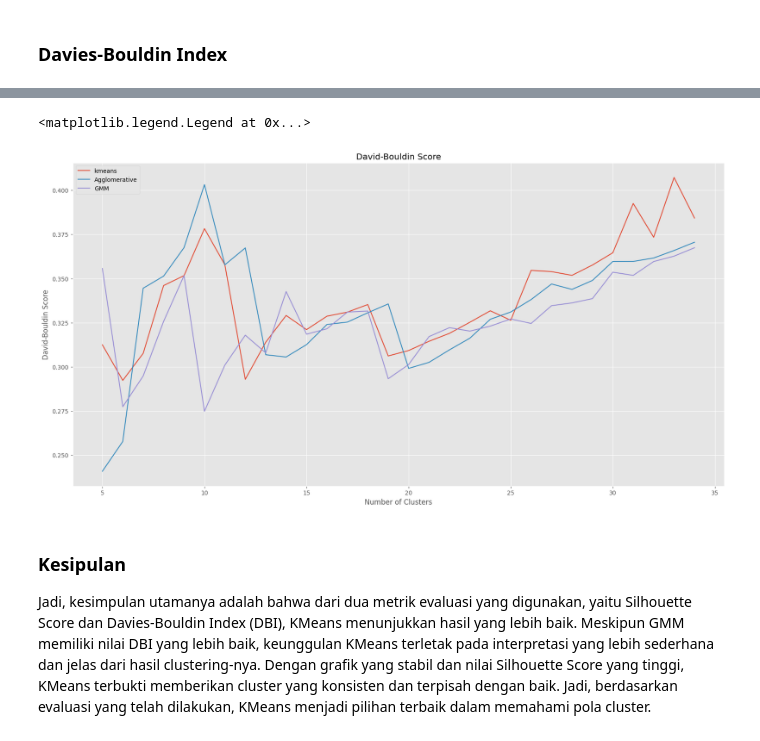
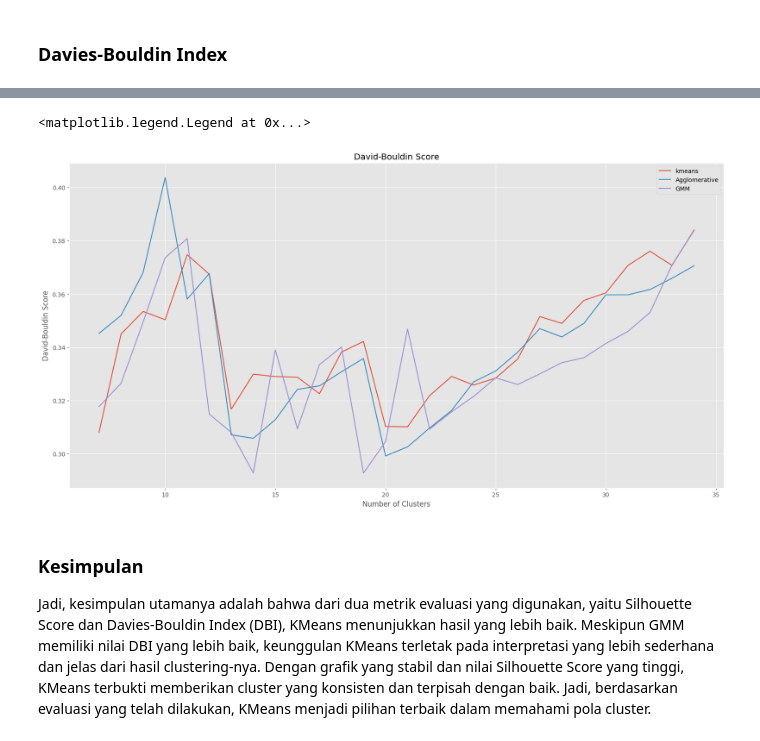
Before and after one commit to njabdullah/Clustering-Stocks-Based-on-VaR, a Jupyter notebook: ClustringPortofolio.ipynb, the cells around one changed output, grey strips where cells are left out. Drawn from its saved outputs; the diff is of its cells as text; code cells hidden in the pictures.

Commit message:
adjust all comment to one language, visualization of evaluation score

```diff
--- a/ClustringPortofolio.ipynb
+++ b/ClustringPortofolio.ipynb
@@ -1198,10 +1215,10 @@ Silhouette Score Agglomerative Clustering: 0.4967712585630244
 # %%
 clusters=range(2,35,1)
 
-# Compute the silhouette score for K means cluster with different k's and plot
+# Compute the silhouette score for K means cluster within the range
 scores = []
 for k in clusters:
-    km = KMeans(n_clusters=k,random_state=0)
+    km = KMeans(n_clusters=k,random_state=0, n_init=10)
     labels = km.fit_predict(var_data_standardized_kmeans)
     score = silhouette_score(var_data_standardized_kmeans,labels)
     scores.append(score)
@@ -1210,7 +1227,7 @@ for k in clusters:
 plt.figure(figsize=(20,10))
 plt.plot(clusters,scores)
 
-# Compute the silhouette score for Agglomerative cluster with 'linkage = average' with different n_cluster's and plot
+# Compute the silhouette score for Agglomerative cluster within the range
 scores = []
 for k in clusters:
     ag = AgglomerativeClustering(n_clusters=k)
@@ -1220,6 +1237,7 @@ for k in clusters:
 
 plt.plot(clusters,scores)
 
+# Compute the silhouette score for GMM cluster within the range
 scores = []
 for k in clusters:
     gm =GaussianMixture(n_components=k, random_state=42)
@@ -1258,45 +1287,45 @@ Davies-Bouldin Index Agglomerative Clustering: 0.35138317061832197
 # %%
-clusters=range(5,35,1)
+clusters=range(7,35,1)
 
-# Compute the silhouette score for K means cluster with different k's and plot
+# Compute the Davies Bouldin score for K means cluster within the range
 scores_dbi = []
 for k in clusters:
-    km = KMeans(n_clusters=k,random_state=0)
+    km = KMeans(n_clusters=k,random_state=0, n_init=10)
     labels = km.fit_predict(var_data_standardized_kmeans)
     score = davies_bouldin_score(var_data_standardized_kmeans,labels)
     scores_dbi.append(score)
 
 
 plt.figure(figsize=(20,10))
 plt.plot(clusters,scores_dbi)
 
-# Compute the silhouette score for Agglomerative cluster with 'linkage = average' with different n_cluster's and plot
+# Compute the Davies Bouldin score for Agglomerative cluster within the range
 scores_dbi = []
 for k in clusters:
     ag = AgglomerativeClustering(n_clusters=k)
     labels = ag.fit_predict(var_data_standardized_aglo)
     score = davies_bouldin_score(var_data_standardized_aglo,labels)
     scores_dbi.append(score)
 
 plt.plot(clusters,scores_dbi)
 
+# Compute the Davies Bouldin score for GMM cluster within the range
 scores_dbi = []
 for k in clusters:
     gm =GaussianMixture(n_components=k, random_state=42)
     labels = gm.fit_predict(var_data_standardized_gmm)
     score = davies_bouldin_score(var_data_standardized_gmm,labels)
     scores_dbi.append(score)
 
 plt.plot(clusters,scores_dbi)
 
 plt.title('David-Bouldin Score')
 plt.xlabel('Number of Clusters')
 plt.ylabel('David-Bouldin Score')
 plt.legend(['kmeans','Agglomerative','GMM'])
 # %% [output]
 <matplotlib.legend.Legend at 0x...>
-[figure, old version]
+[figure, new version]
 # %% [markdown]
-### Kesipulan
-
+### Kesimpulan
 Jadi, kesimpulan utamanya adalah bahwa dari dua metrik evaluasi yang digunakan, yaitu Silhouette Score dan Davies-Bouldin Index (DBI), KMeans menunjukkan hasil yang lebih baik. Meskipun GMM memiliki nilai DBI yang lebih baik, keunggulan KMeans terletak pada interpretasi yang lebih sederhana dan jelas dari hasil clustering-nya. Dengan grafik yang stabil dan nilai Silhouette Score yang tinggi, KMeans terbukti memberikan cluster yang konsisten dan terpisah dengan baik. Jadi, berdasarkan evaluasi yang telah dilakukan, KMeans menjadi pilihan terbaik dalam memahami pola cluster.
```
Also changed, not shown: parts of 59 cells of this notebook, 1 other file.
